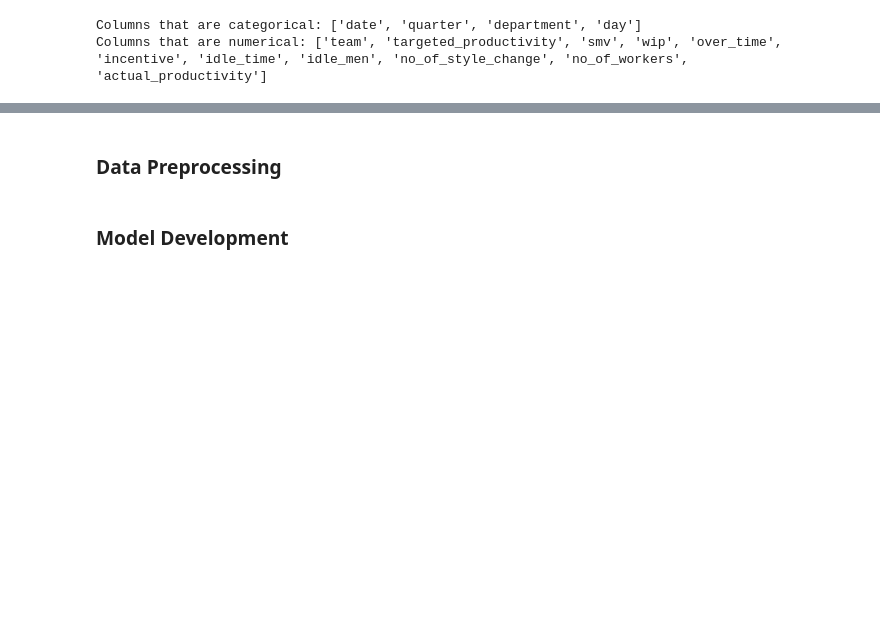
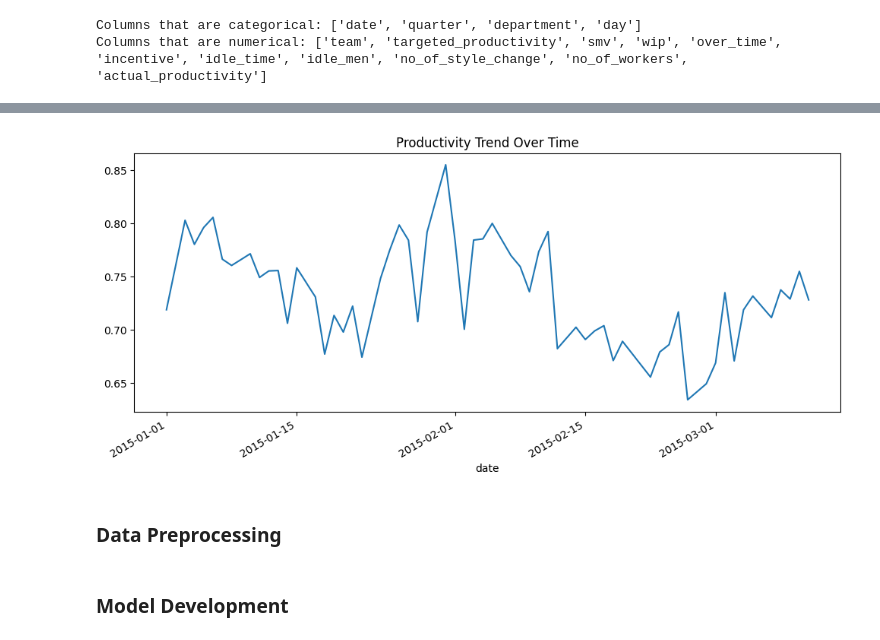
Before and after one commit to vaipos/CS4372_HW1, a Jupyter notebook: MainCode.ipynb, the cells around one changed output, grey strips where cells are left out. Cells and saved outputs as stored; diff of their text form; code cells hidden in the pictures; blank space fills up the shorter version.

```diff
--- a/MainCode.ipynb
+++ b/MainCode.ipynb
@@ -108,2 +132,9 @@ Name: actual_productivity, dtype: float64
+# %%
+df['date'] = pd.to_datetime(df['date'])
+df.groupby('date')['actual_productivity'].mean().plot(figsize=(12,5))
+plt.title("Productivity Trend Over Time")
+plt.show()
+# %% [output]
+[figure, added]
 # %% [markdown]
 ### Data Preprocessing
```
Also changed, not shown: parts of 21 cells of this notebook, 5 other files.
